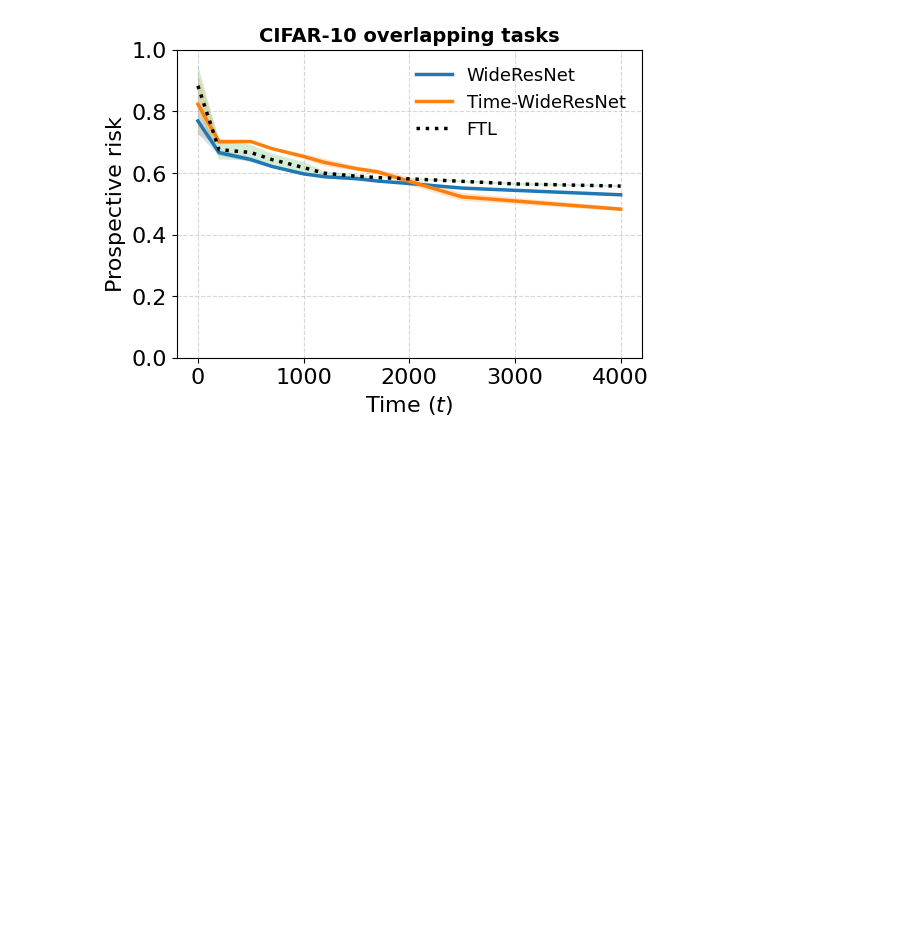
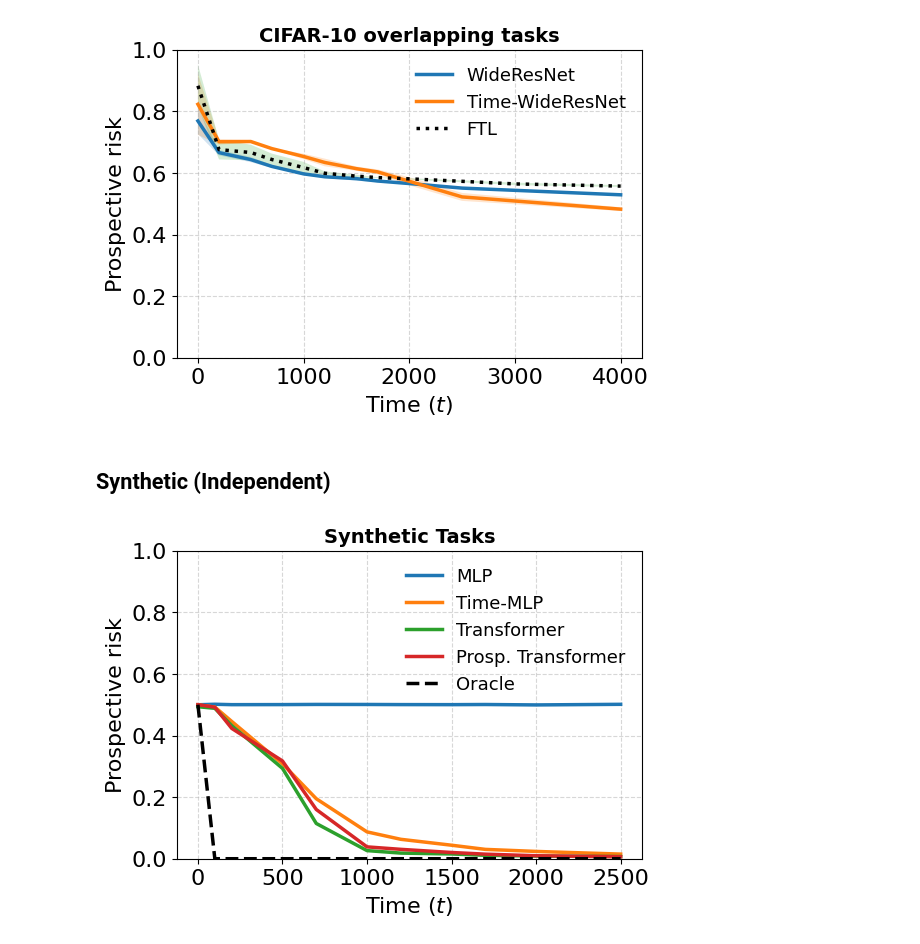
Before and after one commit to YuxinB/ProL, a Jupyter notebook: final_figs.ipynb, the cells around one changed output. Cells and saved outputs as stored; diff of their text form; code cells hidden in the pictures; blank space fills up the shorter version.

```diff
--- a/final_figs.ipynb
+++ b/final_figs.ipynb
@@ -182,3 +182,68 @@ ax.set_title('CIFAR-10 overlapping tasks', fontweight='bold', fontsize=14)
 plt.show()
 # %% [output]
 [figure]
+# %% [markdown]
+## Synthetic (Independent)
+# %%
+fig, ax = plt.subplots(figsize=(6, 4))
+
+files = [
+    'experiments/synthetic/multirun/2024-05-19/15-00-45',
+    'experiments/synthetic/multirun/2024-05-19/19-56-25',
+    'experiments/synthetic/multirun/2024-05-19/14-59-13',
+    'experiments/synthetic/multirun/2024-05-19/14-58-21',
+    'experiments/synthetic/multirun/2024-05-19/20-05-16',
+    None
+]
+
+names = [
+    'MLP',
+    'Time-MLP',
+    'Transformer',
+    'Prosp. Transformer',
+    'Oracle',
+    'FTL'
+]
+
+for file, name in zip(files, names):
+    if file:
+        time_list = []
+        risk_list = []
+        ci_list = []
+        for i in range(11):
+            fname = f'{file}/{i}/outputs.pkl'
+            with open(fname, 'rb') as f:
+                outputs = pickle.load(f)
+            time_list.append(outputs['args']['t'])
+            risk_list.append(outputs['risk'])
+            # ci_list.append(outputs['ci_risk'])
+        risks = np.array(risk_list)
+        # ci = np.array(ci_list)
+        if name == 'Oracle':
+            risk_list[0] = 0.5
+            ax.plot(time_list, risk_list, lw=2.5, color='k', ls='dashed', label='Oracle')
+            # ax.fill_between(time_list, risks-ci, risks+ci, alpha=0.2)
+        elif name == 'FTL':
+            fname = f'{file}/0/outputs.pkl'
+            with open(fname, 'rb') as f:
+                outputs = pickle.load(f)
+            risks = np.array(outputs['risk'])
+            # ci = np.array(outputs['ci_risk'])
+            t_list = [0,200,500,700,1000,1200,1500,1700,2000,2500,3000,4000]
+            ax.plot(t_list, risks, lw=2.5, color='k', ls='dotted', label='FTL')
+            # ax.fill_between(t_list, risks-ci, risks+ci, alpha=0.2)
+        else:
+            ax.plot(time_list, risk_list, lw=2.5, label=name)
+            # ax.fill_between(time_list, risks-ci, risks+ci, alpha=0.2)
+    else:
+        continue
+
+ax.set_xlabel(r"Time ($t$)")
+ax.set_ylabel(r"Prospective risk")
+ax.set_ylim([0, 1])
+ax.legend(frameon=False, fontsize=13)
+ax.grid(alpha=0.5, ls='--')
+ax.set_title('Synthetic Tasks', fontweight='bold', fontsize=14)
+plt.show()
+# %% [output]
+[figure, added]
```
Also changed, not shown: 4 other files.
